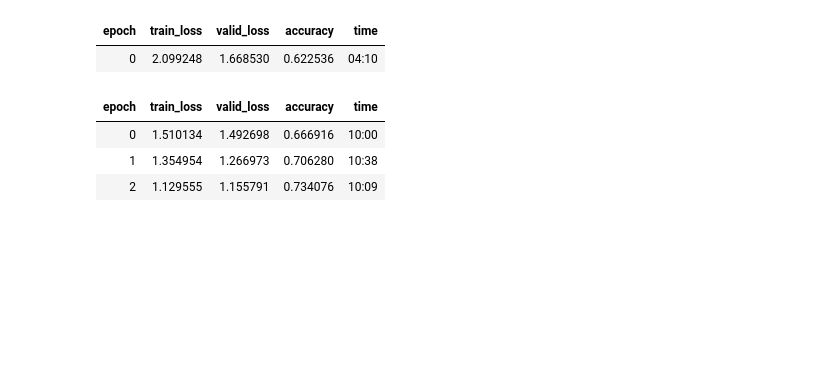
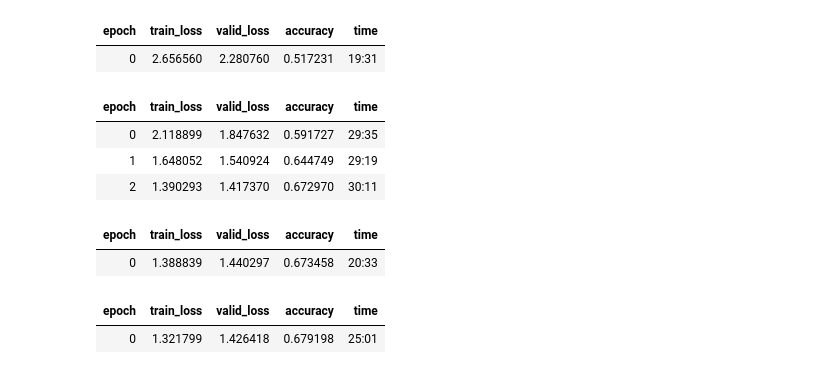
Before and after one commit to christinezuzart/DeepLearning, a Jupyter notebook: NLPULMFitGPU.ipynb, the cells around one changed output. Drawn from its saved outputs; the diff is of its cells as text; code cells hidden in the pictures; blank space fills up the shorter version.

```diff
--- a/NLPULMFitGPU.ipynb
+++ b/NLPULMFitGPU.ipynb
@@ -10,8 +12,8 @@ uploaded = files.upload()
 import pandas as pd
 import io
 
-dfTrain = pd.read_csv(io.StringIO(uploaded['Train.csv'].decode('utf-8')))
-dfTest = pd.read_csv(io.StringIO(uploaded['Test.csv'].decode('utf-8')))
+dfTrain = pd.read_csv(io.StringIO(uploaded['drugsComTest_raw.csv'].decode('utf-8')))
+dfTest = pd.read_csv(io.StringIO(uploaded['drugsComTrain_raw.csv'].decode('utf-8')))
 
 train_texts = dfTrain.loc[ : , 'review'].values
 train_labels = dfTrain.loc[ : , 'condition'].values
@@ -70,5 +80,5 @@ lang_learner.save_encoder('fine_enc')
 # %%
 # Classifier model data
-data_clas = TextClasDataBunch.from_df('./', train_df=df_train, valid_df=df_test_new, vocab=data_lm.train_ds.vocab, bs=32)
+data_clas = TextClasDataBunch.from_df('./', train_df=df_train, valid_df=df_test_new, vocab=data_lm.train_ds.vocab, min_freq=1, bs=32)
 # %%
 # Classifier
@@ -77,13 +95,29 @@ learn.load_encoder('fine_enc')
 # %%
-learn.fit_one_cycle(1, 2e-2, moms=(0.8, 0.7))
+learn = text_classifier_learner(data_clas, AWD_LSTM, drop_mult=0.5)
+learn.load_encoder('fine_enc')
+
+learn.freeze()
+learn.fit_one_cycle(1, 1e-3, moms=(0.8, 0.7))
 # %% [output]
 | epoch | train_loss | valid_loss | accuracy | time |
-| 0 | 2.099248 | 1.668530 | 0.622536 | 04:10 |
+| 0 | 2.656560 | 2.280760 | 0.517231 | 19:31 |
 # %%
 learn.unfreeze()
 learn.fit_one_cycle(3, slice(1e-4, 1e-2))
 # %% [output]
 | epoch | train_loss | valid_loss | accuracy | time |
-| 0 | 1.510134 | 1.492698 | 0.666916 | 10:00 |
-| 1 | 1.354954 | 1.266973 | 0.706280 | 10:38 |
-| 2 | 1.129555 | 1.155791 | 0.734076 | 10:09 |
+| 0 | 2.118899 | 1.847632 | 0.591727 | 29:35 |
+| 1 | 1.648052 | 1.540924 | 0.644749 | 29:19 |
+| 2 | 1.390293 | 1.417370 | 0.672970 | 30:11 |
+# %%
+learn.freeze_to(-2)
+learn.fit_one_cycle(1, slice(1e-4,1e-2), moms=(0.8,0.7))
+# %% [output]
+| epoch | train_loss | valid_loss | accuracy | time |
+| 0 | 1.388839 | 1.440297 | 0.673458 | 20:33 |
+# %%
+learn.freeze_to(-3)
+learn.fit_one_cycle(1, slice(1e-5,5e-3), moms=(0.8,0.7))
+# %% [output]
+| epoch | train_loss | valid_loss | accuracy | time |
+| 0 | 1.321799 | 1.426418 | 0.679198 | 25:01 |
```
Also changed, not shown: parts of 24 cells of this notebook.
